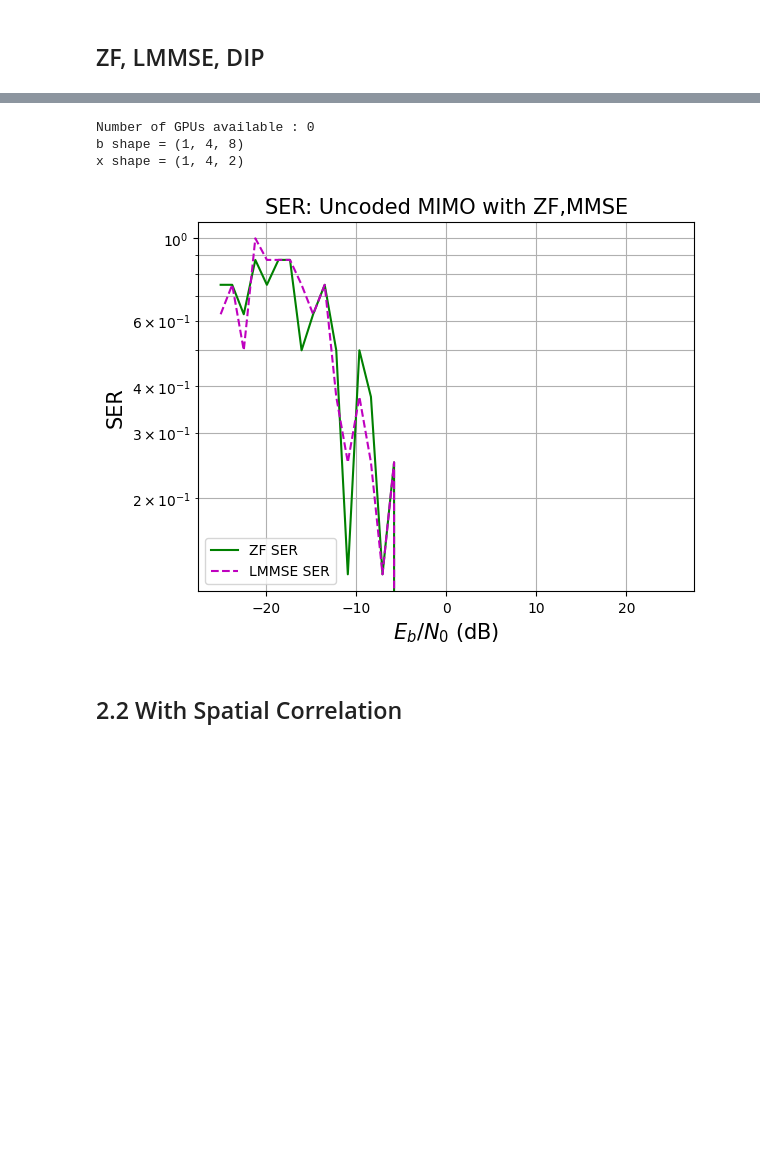
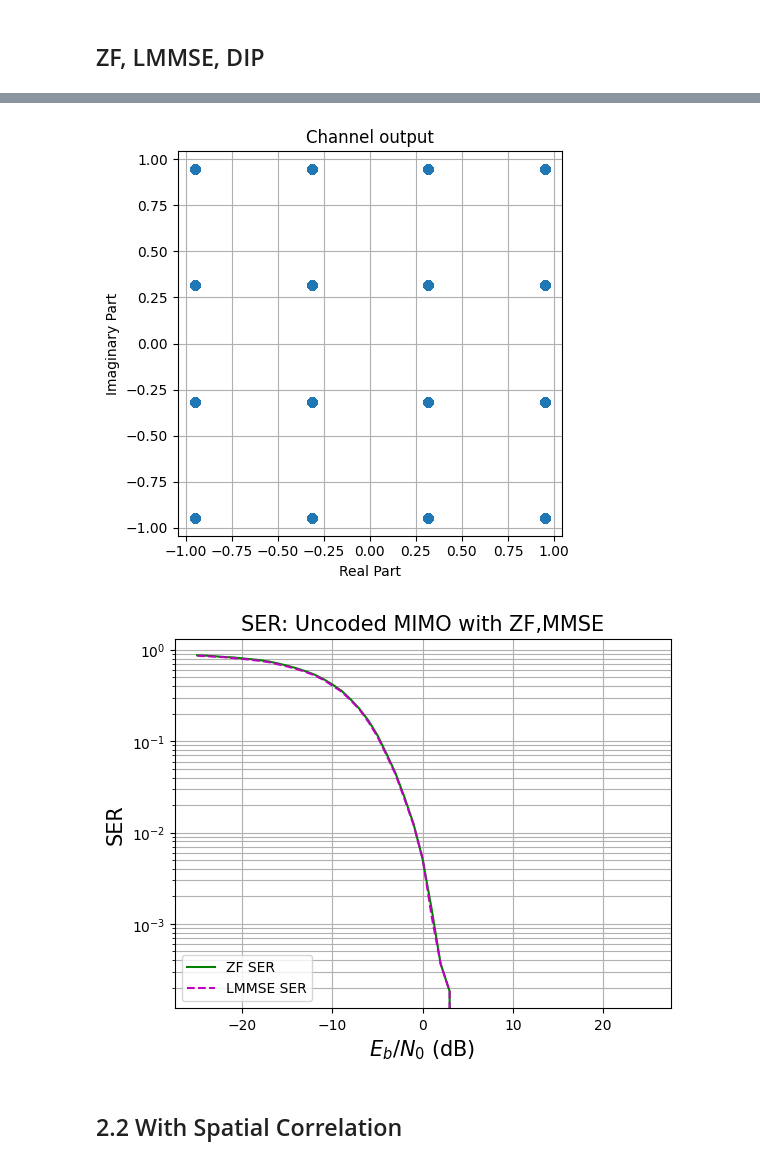
Before and after one commit to leeofaith/sionna, a Jupyter notebook: Jupyter Notebooks/MIMO.ipynb, the cells around one changed output, grey strips where cells are left out. Cells and saved outputs as stored; diff of their text form; code cells hidden in the pictures; blank space fills up the shorter version.

```diff
--- a/Jupyter Notebooks/MIMO.ipynb
+++ b/Jupyter Notebooks/MIMO.ipynb
@@ -341,14 +341,15 @@ from sionna.fec.ldpc.decoding import LDPC5GDecoder
 from sionna.utils.misc import hard_decisions
 from sionna.utils.metrics import compute_ber
 from xyDIP import DeepImagePrior
+from complex2real import Complex2Real
 
-k = 8 # Block Length
+k = 512 # Block Length
 # no = 0.2 # Noise variance of the channel
 NUM_TX_ANT = 4 # Transmit Antennas
 NUM_RX_ANT = 16 # Receive Antennas
 NUM_BITS_PER_SYMBOL = 4 # 16 QAM
-BATCH_SIZE = 1 # Parallelly Processed Batches
-EBN0_DB_MIN = -25.0 # Minimum Eb/N0 [dB]
+BATCH_SIZE = 32 # Parallelly Processed Batches
+EBN0_DB_MIN = -25.0 # Minimum Eb/N0 [dB]:-25
 EBN0_DB_MAX = 25.0 # Maximum Eb/N0 [dB]
 snrs = []
 bers = []
@@ -378,7 +379,8 @@ flatfading_channel = FlatFadingChannel(NUM_TX_ANT, NUM_RX_ANT, add_awgn=True, re
 symbol_demapper = SymbolDemapper("qam", NUM_BITS_PER_SYMBOL, hard_out=True)
 
 # Deep Image Prior
-dip = DeepImagePrior(user_num=NUM_RX_ANT,      # Number of transmitted symbol in real domain
+dip = DeepImagePrior(num_rx_ant=NUM_RX_ANT,
+                    num_tx_ant=NUM_TX_ANT,      # Number of transmitted symbol in real domain
                     M=16,              # Modulation order, 4 for 4QAM, 16 for 16QAM; 16QAM: 4 bits per symbol
                     iteration=100,    # Number of max iterations used for DIP: 100
                     LR=0.01,          # Learning rate,  typically set to 0.01
@@ -386,11 +388,14 @@ dip = DeepImagePrior(user_num=NUM_RX_ANT,      # Number of transmitted symbol in
                     threshold=0.001,  # Threshold of DIP stop,, typically set to 0.001
                     stop=True)        # True
 
+# Complex2Real
+c2r = Complex2Real(NUM_RX_ANT,NUM_TX_ANT)
+
 b = binary_source([BATCH_SIZE,NUM_TX_ANT,k])
-print('b shape =',b.shape)
+# print('b shape =',b.shape)
 
 x = mapper(b)
-print('x shape =',x.shape)
+# print('x shape =',x.shape)
 
 shape = tf.shape(x)
 x_reshape = tf.reshape(x,[-1, NUM_TX_ANT])
@@ -401,7 +406,7 @@ x_reshape = tf.reshape(x,[-1, NUM_TX_ANT])
 
 
 
-for EBN0_DB in np.linspace(EBN0_DB_MIN,EBN0_DB_MAX,40):
+for EBN0_DB in np.linspace(EBN0_DB_MIN,EBN0_DB_MAX,51):
 
     snrs += [EBN0_DB]
 
@@ -426,10 +431,12 @@ for EBN0_DB in np.linspace(EBN0_DB_MIN,EBN0_DB_MAX,40):
     x_hat_lmmse, no_eff_lmmse = lmmse_equalizer(y, h, s)
     # print('x_hat_lmmse.shape =',x_hat_lmmse.shape)
 
-    x_dip_ay,num_stop_point = dip.DIP(y,h)
-    # print('x_dip_ay.shape =',x_dip_ay.shape)
-    # print('x_dip_ay =',x_dip_ay)
-    # print('num_stop_point =',num_stop_point)
+    # X_inCH_real,H_real,Y_real = c2r.C2R(x_reshape,h,y)
+
+    # x_dip_ay,num_stop_point = dip.DIP(Y_real,H_real)
+    # # print('x_dip_ay.shape =',x_dip_ay.shape)
+    # # print('x_dip_ay =',x_dip_ay)
+    # # print('num_stop_point =',num_stop_point)
 
     x_hat_zf = tf.reshape(x_hat_zf, shape)
     # print('x_hat_zf.shape =',x_hat_zf.shape)
@@ -456,6 +463,18 @@ for EBN0_DB in np.linspace(EBN0_DB_MIN,EBN0_DB_MAX,40):
 # print(snrs)
 # print(sers_zf)
 # print(sers_lmmse)
+
+
+plt.figure(1)
+plt.axes().set_aspect(1)
+plt.grid(True)
+plt.title('Channel output')
+plt.xlabel('Real Part')
+plt.ylabel('Imaginary Part')
+plt.scatter(tf.math.real(x), tf.math.imag(x))
+plt.tight_layout()
+
+plt.figure(2)
 title = "SER: Uncoded MIMO with ZF,MMSE"
 xlabel = "$E_b/N_0$ (dB)"
 ylabel = "SER"
@@ -493,7 +511,5 @@ To enable the following instructions: AVX2 FMA, in other operations, rebuild Ten
-Number of GPUs available : 0
-b shape = (1, 4, 8)
-x shape = (1, 4, 2)
-[figure, old version]
+[figure, new version]
+[figure, added]
 # %% [markdown]
 ## 2.2 With Spatial Correlation
 # %% [markdown]
```
Also changed, not shown: parts of 1 cell of this notebook, 4 other files.
